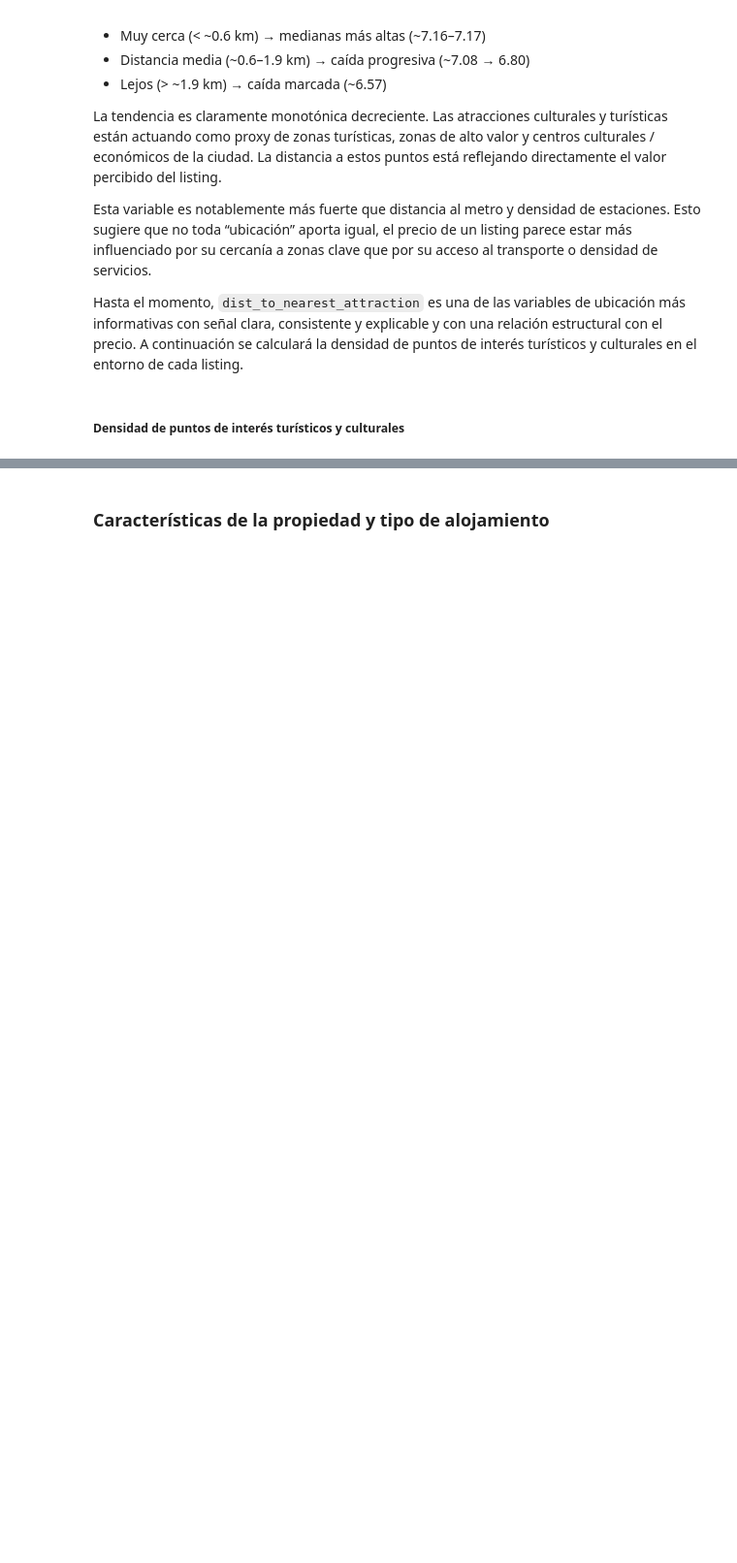
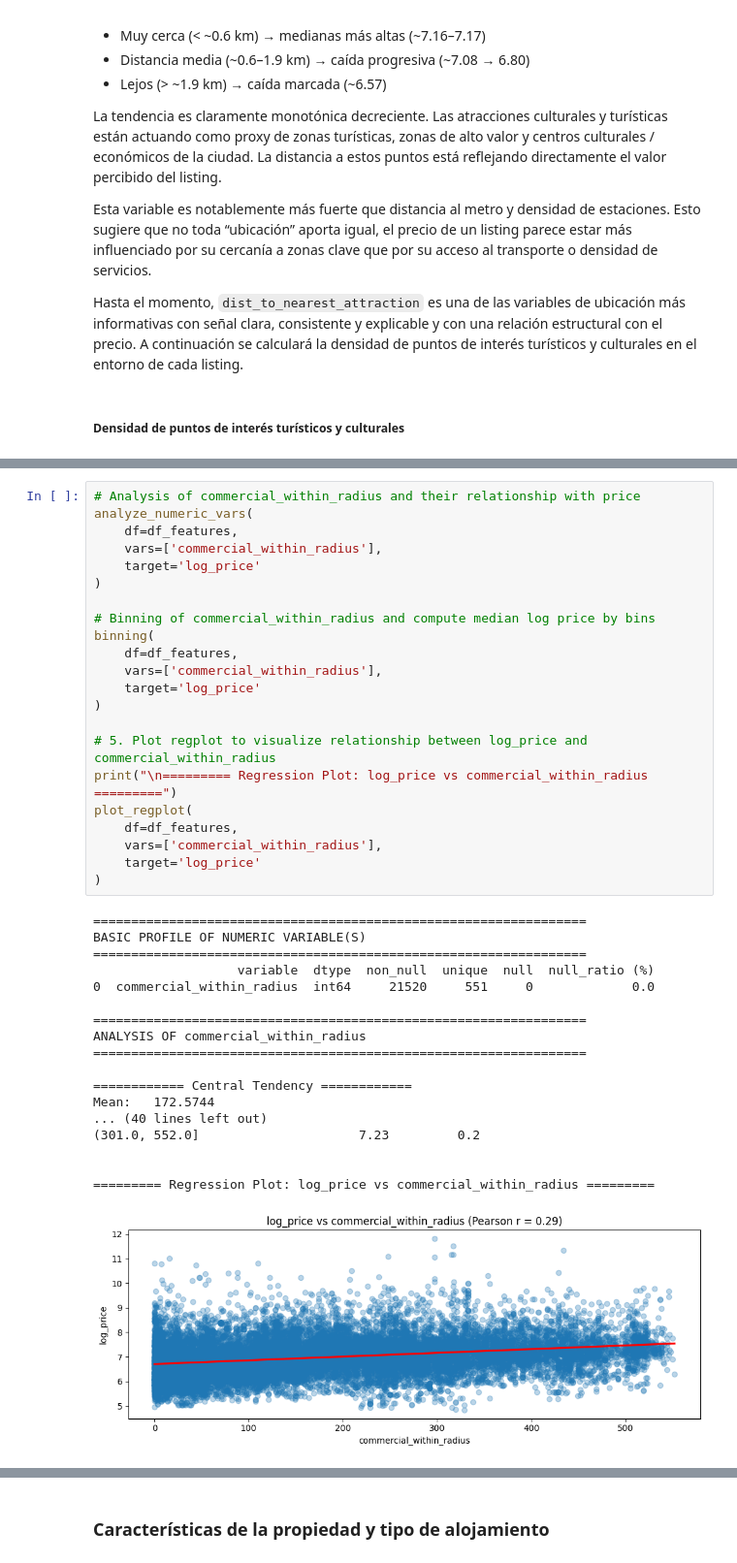
Before and after one commit to josue-rdgzcb/airbnb-price-prediction-cdmx, a Jupyter notebook: notebooks/01_data_exploration.ipynb, the cells around one changed output, grey strips where cells are left out. Shown at 97% size. Saved outputs shown, nothing was run; the diff lists cells and outputs as text; blank space fills up the shorter version.

```diff
--- a/notebooks/01_data_exploration.ipynb
+++ b/notebooks/01_data_exploration.ipynb
@@ -2134,0 +2236,41 @@ Comparando implícitamente, `dist_to_nearest_attraction` captura la cercanía pu
+# %%
+# Analysis of commercial_within_radius and their relationship with price
+analyze_numeric_vars(
+    df=df_features,
+    vars=['commercial_within_radius'],
+    target='log_price'
+)
+
+# Binning of commercial_within_radius and compute median log price by bins
+binning(
+    df=df_features,
+    vars=['commercial_within_radius'],
+    target='log_price'
+)
+
+# 5. Plot regplot to visualize relationship between log_price and commercial_within_radius
+print("\n========= Regression Plot: log_price vs commercial_within_radius =========")
+plot_regplot(
+    df=df_features,
+    vars=['commercial_within_radius'],
+    target='log_price'
+)
+# %% [output]
+=================================================================
+BASIC PROFILE OF NUMERIC VARIABLE(S)
+=================================================================
+                   variable  dtype  non_null  unique  null  null_ratio (%)
+0  commercial_within_radius  int64     21520     551     0             0.0
+
+=================================================================
+ANALYSIS OF commercial_within_radius
+=================================================================
+
+============ Central Tendency ============
+Mean:   172.5744
+... (40 lines left out)
+(301.0, 552.0]                     7.23         0.2
+
+
+========= Regression Plot: log_price vs commercial_within_radius =========
+[figure, added]
```
Also changed, not shown: parts of 33 cells of this notebook.
